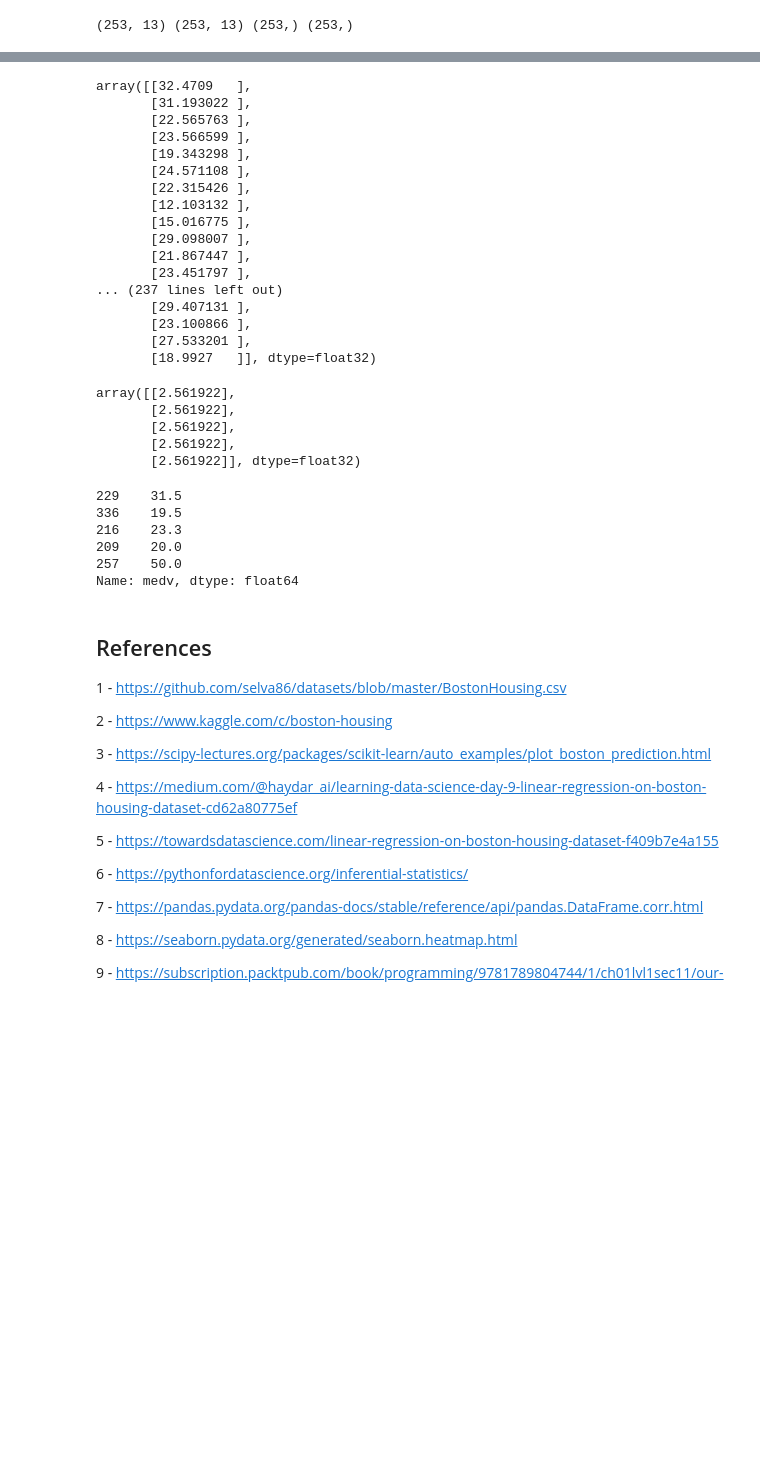
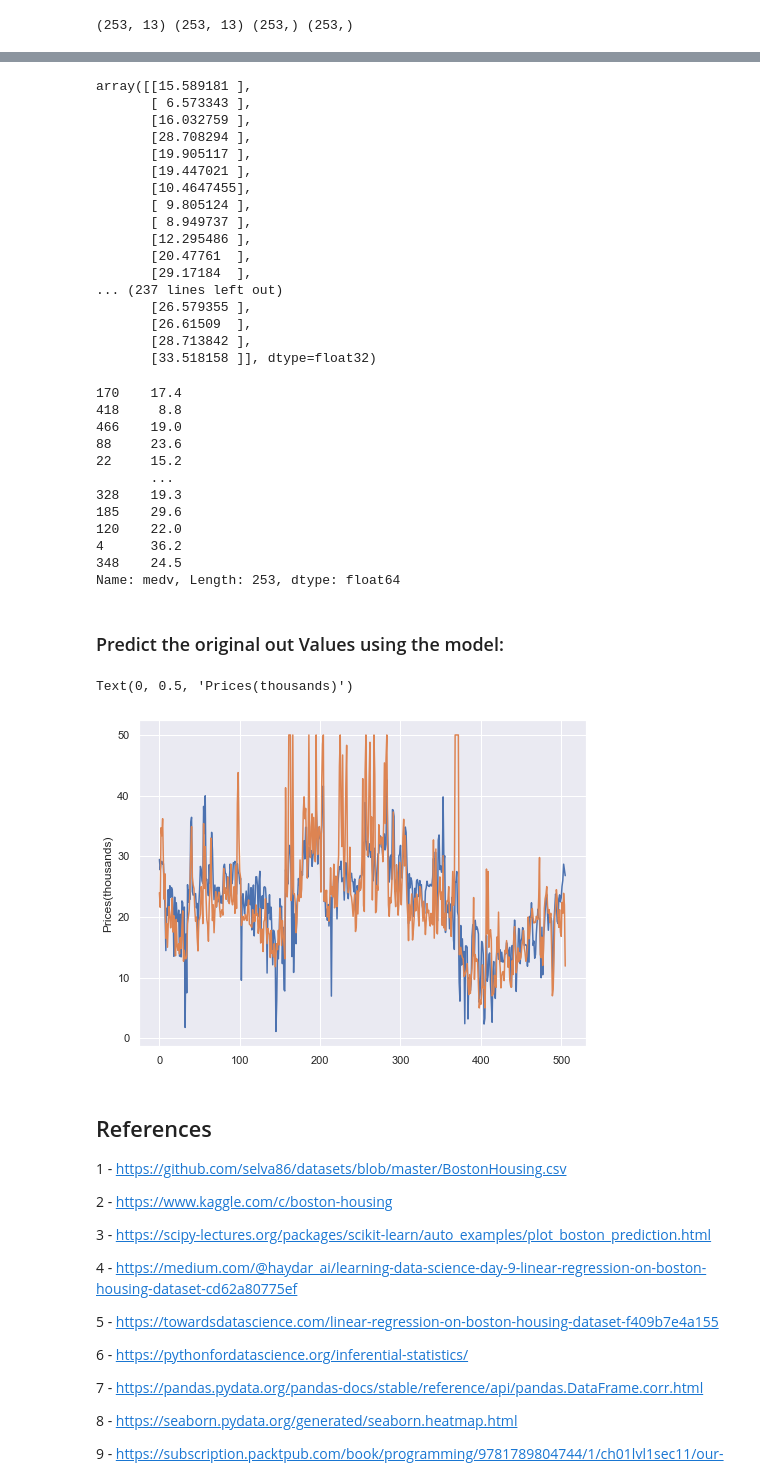
Before and after one commit to davidobrien1/MLSProject, a Jupyter notebook: mlsproject.ipynb, the cells around one changed output, grey strips where cells are left out. Drawn from its saved outputs; the diff is of its cells as text; code cells hidden in the pictures; blank space fills up the shorter version.

```diff
--- a/mlsproject.ipynb
+++ b/mlsproject.ipynb
@@ -415,47 +429,59 @@ m.evaluate(input_test, output_test)
 # %%
 # lets predict the values of the test inputs
-p = m.predict(input_test)
+output_pred = m.predict(input_test)
 # plot the values
 # plt.plot(input1,p,'r-', label='Prediction')
 # plt.plot(input1,output,'k:', label='Original')
 # input1[:5]
-p
+output_pred
 # %% [output]
-array([[32.4709   ],
-       [31.193022 ],
-       [22.565763 ],
-       [23.566599 ],
-       [19.343298 ],
-       [24.571108 ],
-       [22.315426 ],
-       [12.103132 ],
-       [15.016775 ],
-       [29.098007 ],
-       [21.867447 ],
-       [23.451797 ],
+array([[15.589181 ],
+       [ 6.573343 ],
+       [16.032759 ],
+       [28.708294 ],
+       [19.905117 ],
+       [19.447021 ],
+       [10.4647455],
+       [ 9.805124 ],
+       [ 8.949737 ],
+       [12.295486 ],
+       [20.47761  ],
+       [29.17184  ],
 ... (237 lines left out)
-       [29.407131 ],
-       [23.100866 ],
-       [27.533201 ],
-       [18.9927   ]], dtype=float32)
+       [26.579355 ],
+       [26.61509  ],
+       [28.713842 ],
+       [33.518158 ]], dtype=float32)
 # %%
-# compare these predictions (input1_test) to the outputs (output_test)
-p[:5]
+# compare these predictions (output_pred) to the original outputs (output_test)
+output_test
 # %% [output]
-array([[2.561922],
-       [2.561922],
-       [2.561922],
-       [2.561922],
-       [2.561922]], dtype=float32)
+170    17.4
+418     8.8
+466    19.0
+88     23.6
+22     15.2
+       ...
+328    19.3
+185    29.6
+120    22.0
+4      36.2
+348    24.5
+Name: medv, Length: 253, dtype: float64
-# %%
-output_test[:5]
-# %% [output]
-229    31.5
-336    19.5
-216    23.3
-209    20.0
-257    50.0
-Name: medv, dtype: float64
+# %% [markdown]
+### Predict the original out Values using the model:
+# %%
+# Predict the original outputs
+pred_orig = m.predict(input)
+# Create a variable for the actual original outputs
+actual_orig = output
+# Plot these:
+plt.plot(pred_orig, label='Prediction')
+plt.plot(actual_orig, label='Original')
+plt.ylabel("Prices(thousands)")
+# %% [output]
+Text(0, 0.5, 'Prices(thousands)')
+[figure, added]
 # %% [markdown]
 ## References
 
```
Also changed, not shown: parts of 34 cells of this notebook.
